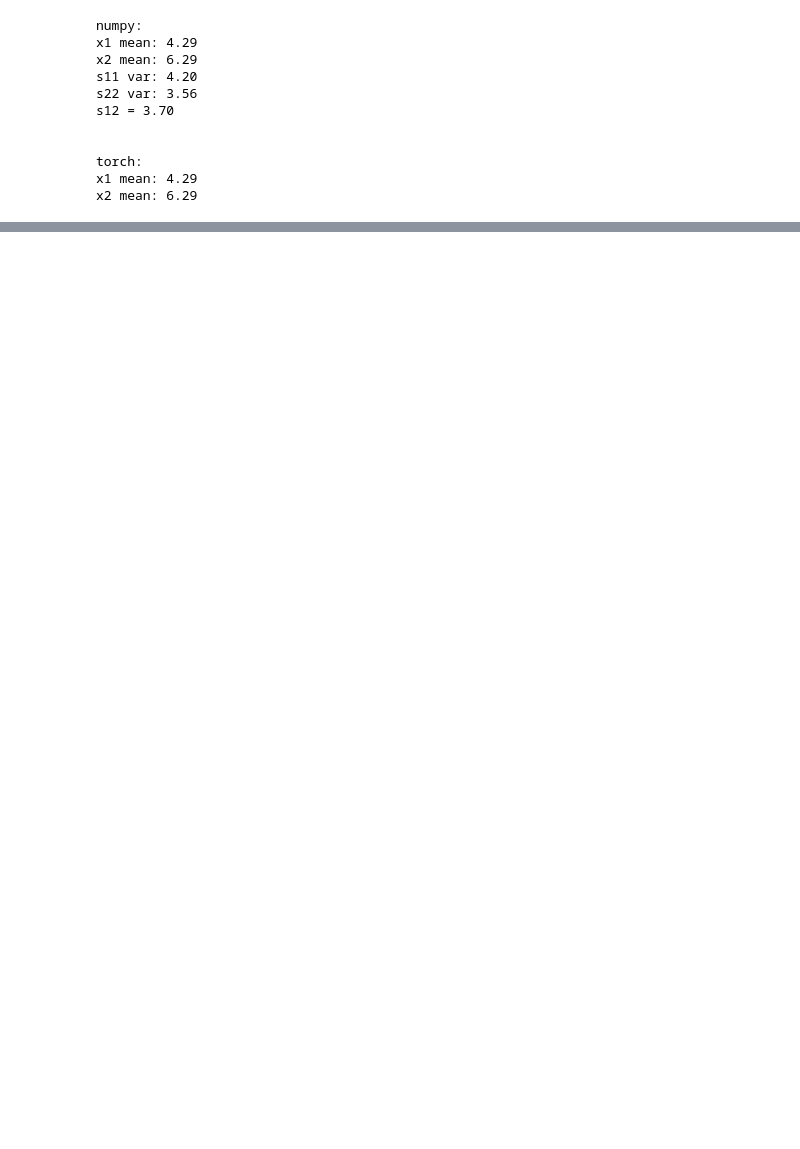
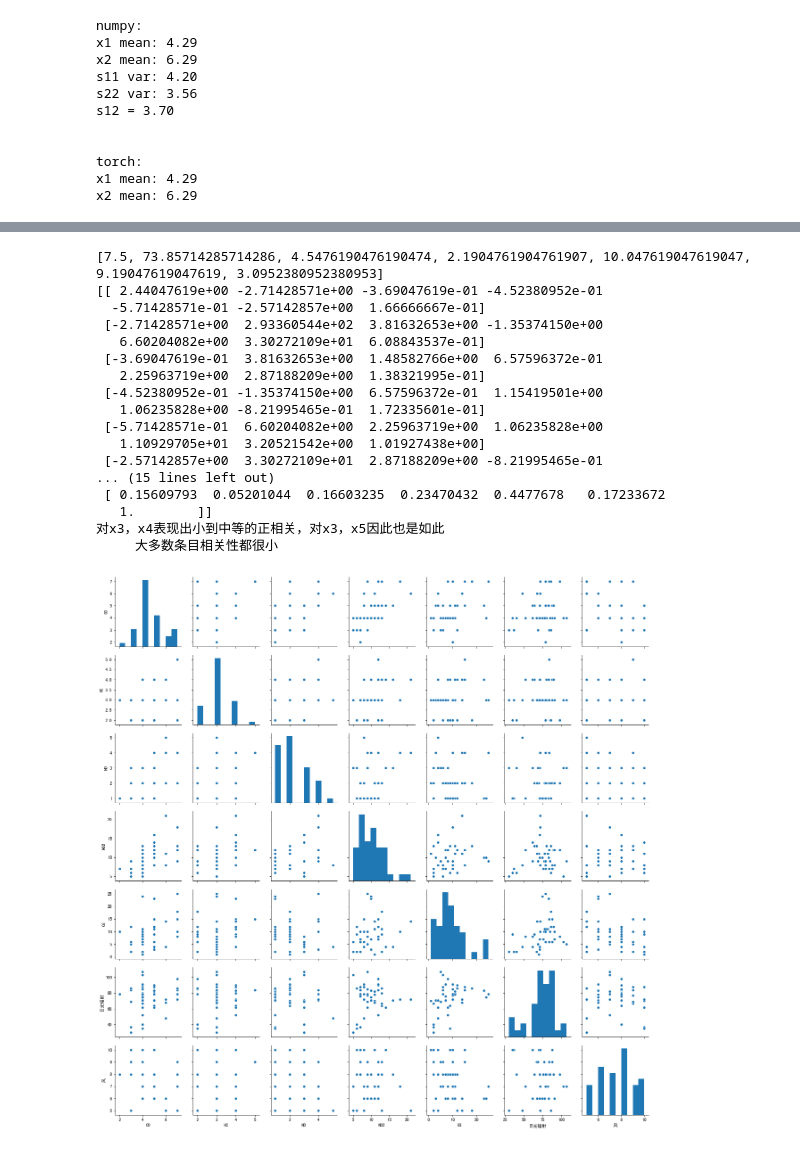
Before and after one commit to inessus/multivariate, a Jupyter notebook: Chapter One/Exec.ipynb, the cells around one changed output, grey strips where cells are left out. Cells and saved outputs as stored; diff of their text form; code cells hidden in the pictures; blank space fills up the shorter version.

```diff
--- a/Chapter One/Exec.ipynb
+++ b/Chapter One/Exec.ipynb
@@ -65,0 +228,37 @@ sns.pairplot(data, diag_kind="kde",kind='scatter')
+# %%
+# exercise 1.6
+a1 = [8, 7, 7, 10, 6, 8, 9, 5, 7, 8, 6, 6, 7, 10, 10, 9, 8, 8, 9, 9, 10, 9, 8, 5, 6, 8, 6,8, 6, 10, 8, 7, 5, 6, 10, 8, 5, 5, 7, 7, 6, 8]
+a2 = [98, 107, 103, 88, 91, 90, 84, 72, 82, 64, 71, 91, 72, 70, 72, 77, 76, 71, 67, 69, 62, 88, 80, 30, 83, 84, 78, 79, 62, 37, 71, 52, 48, 75, 35, 85,86, 86, 79, 79, 68,40]
+a3 = [7, 4, 4, 5, 4, 5, 7, 6, 5, 5, 5, 4, 7, 4, 4, 4, 4, 5, 4, 3, 5, 4, 4, 3, 5, 3, 4, 2, 4, 3, 4, 4, 6, 4, 4, 4, 3, 7, 7, 5, 6, 4]
+a4 = [2, 3, 3, 2, 2, 2, 4, 4, 1, 2, 4, 2, 4, 2, 1, 1, 1, 3, 2, 3, 3, 2, 2, 3, 1, 2, 2, 1, 3, 1, 1, 1, 5, 1, 1, 1, 1, 2, 4, 2, 2, 3]
+a5 = [12, 9, 5, 8, 8, 12,  12,21,11,13,10, 12,18,11,8,9, 7,16,13,9,14, 7,13,5,10,7, 11,7,9,7,10, 12,8,10,6,9, 6,13,9,8,11,6]
+a6 = [8, 5, 6, 15, 10,12, 15,14,11,9,3, 7, 10, 1, 10, 10, 7,4,2,5,4, 6,11,2,23,6, 11,10,8,2,7, 8,4,24,9,10, 12,18,25,6,14,2]
+a7 = [2,3,3,4,3,4, 5,4,3,4,3, 3,3,3,3,3, 3,4,3,3,4, 3,4,3,4,3, 3,3,3,3,3, 4,3,3,2,2, 2,2,3,2,3,2]
+
+a = np.stack([a1, a2, a3, a4, a5, a6, a7])
+df = pd.DataFrame({'风':a1, '日光辐射':a2, 'CO':a3, 'NO':a4, 'NO2':a5, 'O3':a6, 'HC':a7})
+sns.pairplot(df)
+print(X(a, 7))
+print(Sn(a, 7))
+print(R(a, 7))
+print("""对x3，x4表现出小到中等的正相关，对x3，x5因此也是如此
+     大多数条目相关性都很小""")
+# %% [output]
+[7.5, 73.85714285714286, 4.5476190476190474, 2.1904761904761907, 10.047619047619047, 9.19047619047619, 3.0952380952380953]
+[[ 2.44047619e+00 -2.71428571e+00 -3.69047619e-01 -4.52380952e-01
+  -5.71428571e-01 -2.57142857e+00  1.66666667e-01]
+ [-2.71428571e+00  2.93360544e+02  3.81632653e+00 -1.35374150e+00
+   6.60204082e+00  3.30272109e+01  6.08843537e-01]
+ [-3.69047619e-01  3.81632653e+00  1.48582766e+00  6.57596372e-01
+   2.25963719e+00  2.87188209e+00  1.38321995e-01]
+ [-4.52380952e-01 -1.35374150e+00  6.57596372e-01  1.15419501e+00
+   1.06235828e+00 -8.21995465e-01  1.72335601e-01]
+ [-5.71428571e-01  6.60204082e+00  2.25963719e+00  1.06235828e+00
+   1.10929705e+01  3.20521542e+00  1.01927438e+00]
+ [-2.57142857e+00  3.30272109e+01  2.87188209e+00 -8.21995465e-01
+... (15 lines left out)
+ [ 0.15609793  0.05201044  0.16603235  0.23470432  0.4477678   0.17233672
+   1.        ]]
+对x3，x4表现出小到中等的正相关，对x3，x5因此也是如此
+     大多数条目相关性都很小
+[figure, added]
```
Also changed, not shown: parts of 12 cells of this notebook.
